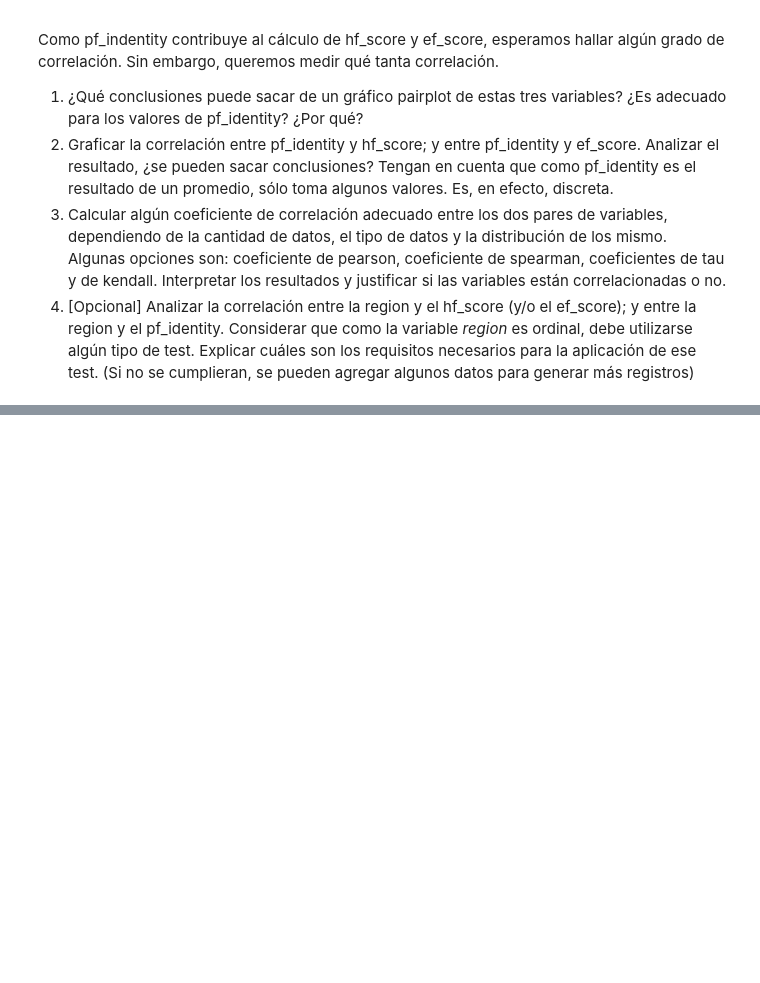
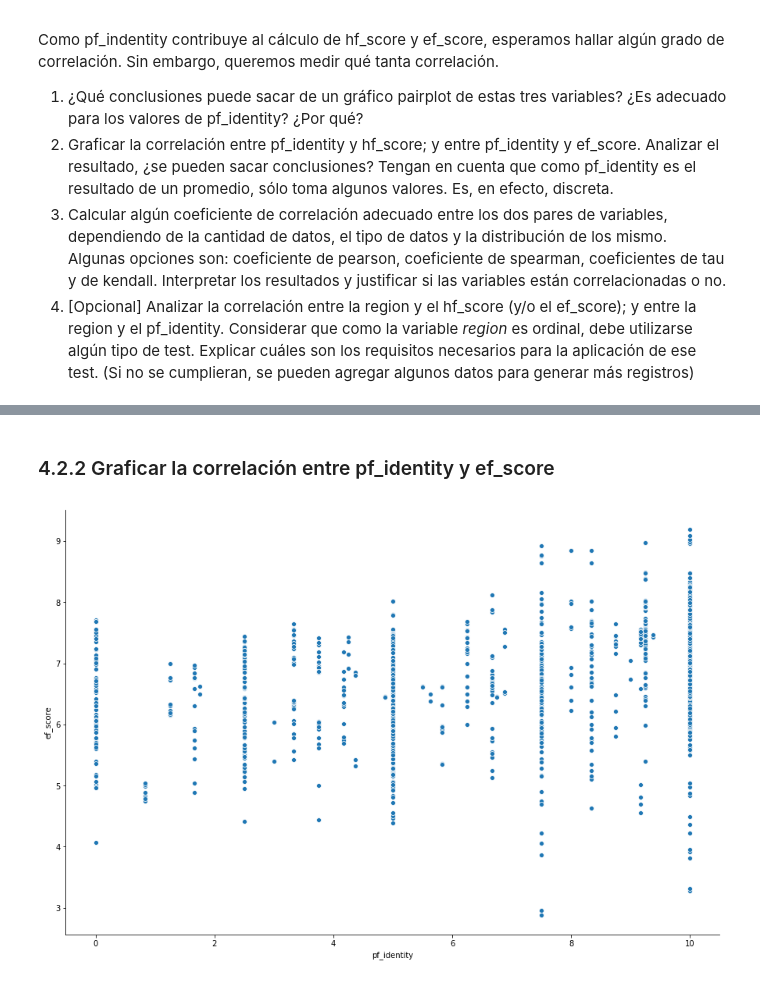
Before and after one commit to abernalc/diplodatos2019, a Jupyter notebook: 02_practico_I.ipynb, the cells around one changed output, grey strips where cells are left out. Cells and saved outputs as stored; diff of their text form; code cells hidden in the pictures; blank space fills up the shorter version.

```diff
--- a/02_practico_I.ipynb
+++ b/02_practico_I.ipynb
@@ -676,0 +697,8 @@ Como pf_indentity contribuye al cálculo de hf_score y ef_score, esperamos halla
+# %% [markdown]
+### 4.2.2 Graficar la correlación entre pf_identity y ef_score
+# %%
+plt.figure(figsize=(15,10))
+seaborn.scatterplot(data=dataset, x='pf_identity', y='ef_score')
+seaborn.despine()
+# %% [output]
+[figure, added]
```
Also changed, not shown: parts of 18 cells of this notebook.
